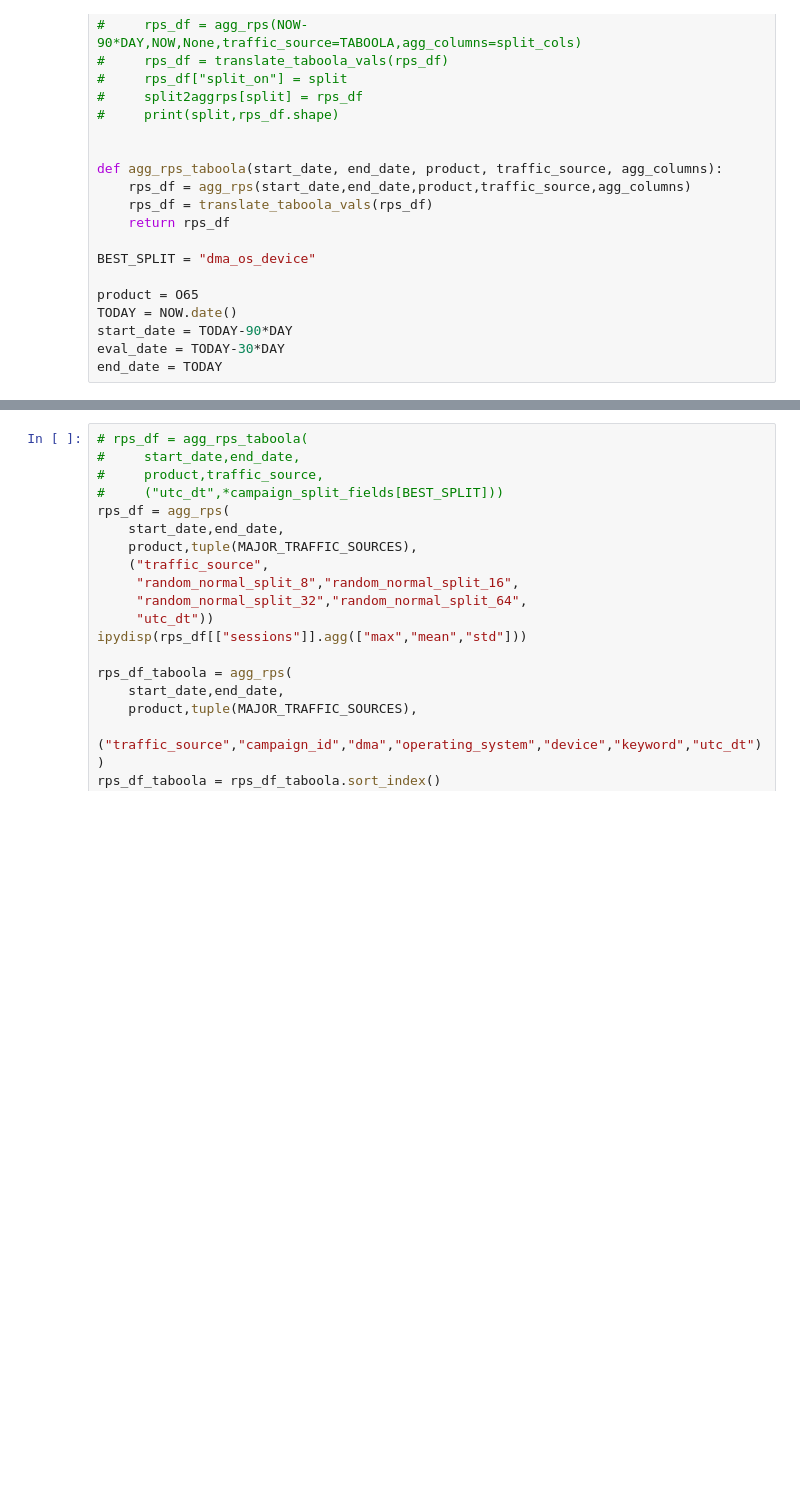
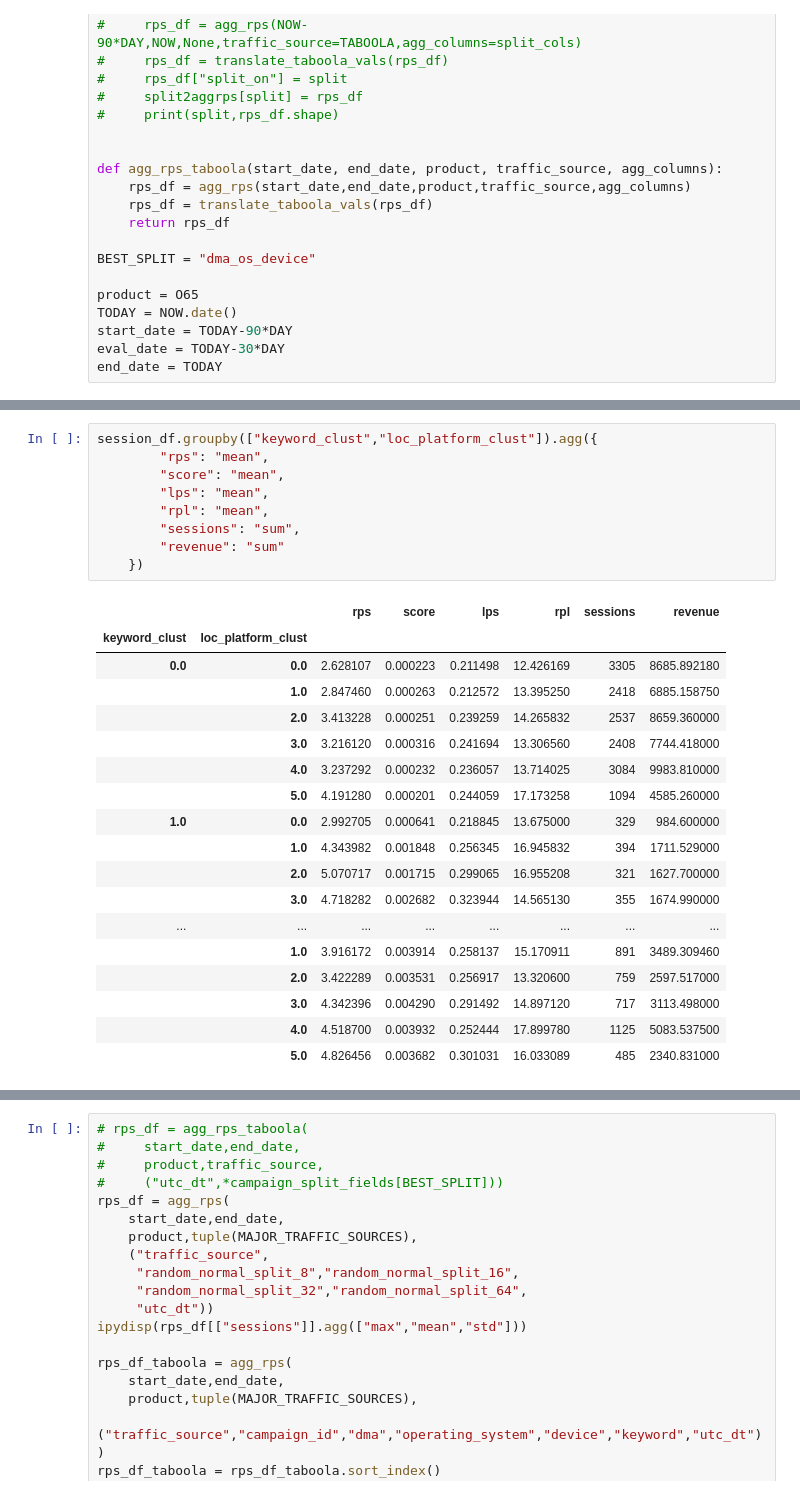
Before and after one commit to pkrishnamurthy1007/adtech, a Jupyter notebook: notebooks/aduriseti_shared/rps_est.ipynb, the cells around one changed output, grey strips where cells are left out. Drawn from its saved outputs; the diff is of its cells as text; blank space fills up the shorter version.

```diff
--- a/notebooks/aduriseti_shared/rps_est.ipynb
+++ b/notebooks/aduriseti_shared/rps_est.ipynb
@@ -812,0 +622,28 @@ dtype: float64
+# %%
+session_df.groupby(["keyword_clust","loc_platform_clust"]).agg({
+        "rps": "mean",
+        "score": "mean",
+        "lps": "mean",
+        "rpl": "mean",
+        "sessions": "sum",
+        "revenue": "sum"
+    })
+# %% [output]
+|  |  | rps | score | lps | rpl | sessions | revenue |
+| keyword_clust | loc_platform_clust |  |  |  |  |  |  |
+| 0.0 | 0.0 | 2.628107 | 0.000223 | 0.211498 | 12.426169 | 3305 | 8685.892180 |
+|  | 1.0 | 2.847460 | 0.000263 | 0.212572 | 13.395250 | 2418 | 6885.158750 |
+|  | 2.0 | 3.413228 | 0.000251 | 0.239259 | 14.265832 | 2537 | 8659.360000 |
+|  | 3.0 | 3.216120 | 0.000316 | 0.241694 | 13.306560 | 2408 | 7744.418000 |
+|  | 4.0 | 3.237292 | 0.000232 | 0.236057 | 13.714025 | 3084 | 9983.810000 |
+|  | 5.0 | 4.191280 | 0.000201 | 0.244059 | 17.173258 | 1094 | 4585.260000 |
+| 1.0 | 0.0 | 2.992705 | 0.000641 | 0.218845 | 13.675000 | 329 | 984.600000 |
+|  | 1.0 | 4.343982 | 0.001848 | 0.256345 | 16.945832 | 394 | 1711.529000 |
+|  | 2.0 | 5.070717 | 0.001715 | 0.299065 | 16.955208 | 321 | 1627.700000 |
+|  | 3.0 | 4.718282 | 0.002682 | 0.323944 | 14.565130 | 355 | 1674.990000 |
+| ... | ... | ... | ... | ... | ... | ... | ... |
+|  | 1.0 | 3.916172 | 0.003914 | 0.258137 | 15.170911 | 891 | 3489.309460 |
+|  | 2.0 | 3.422289 | 0.003531 | 0.256917 | 13.320600 | 759 | 2597.517000 |
+|  | 3.0 | 4.342396 | 0.004290 | 0.291492 | 14.897120 | 717 | 3113.498000 |
+|  | 4.0 | 4.518700 | 0.003932 | 0.252444 | 17.899780 | 1125 | 5083.537500 |
+|  | 5.0 | 4.826456 | 0.003682 | 0.301031 | 16.033089 | 485 | 2340.831000 |
```
Also changed, not shown: parts of 21 cells of this notebook.
